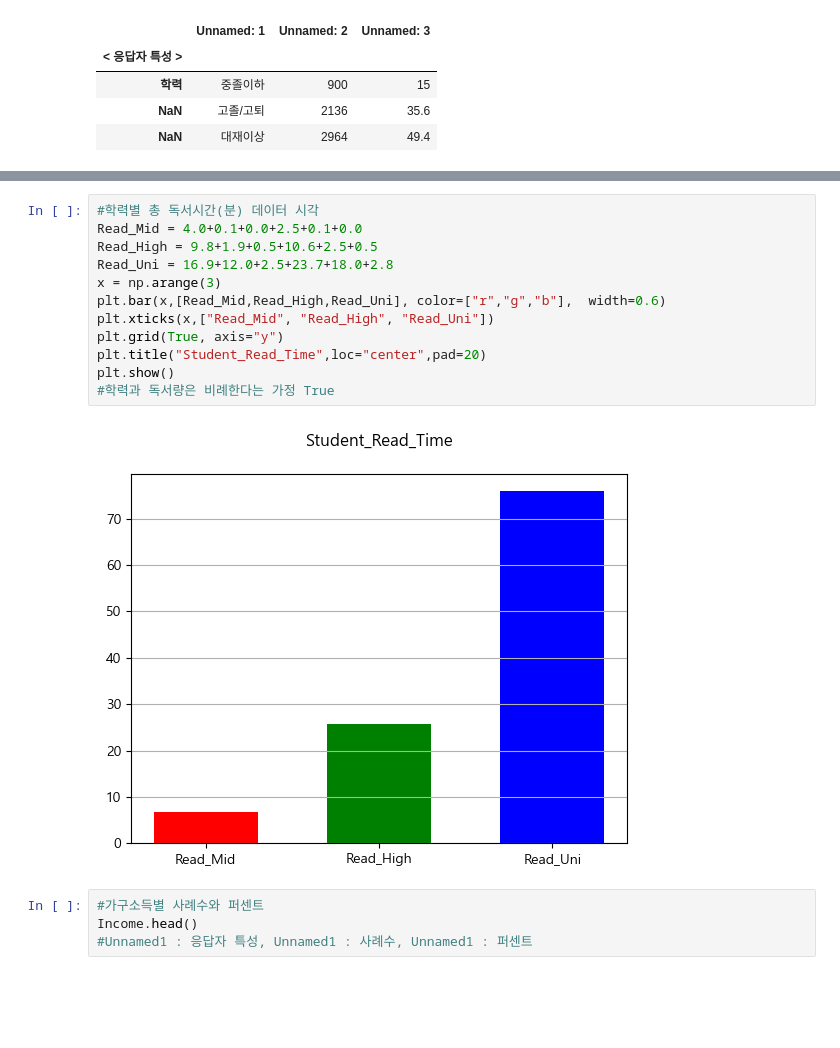
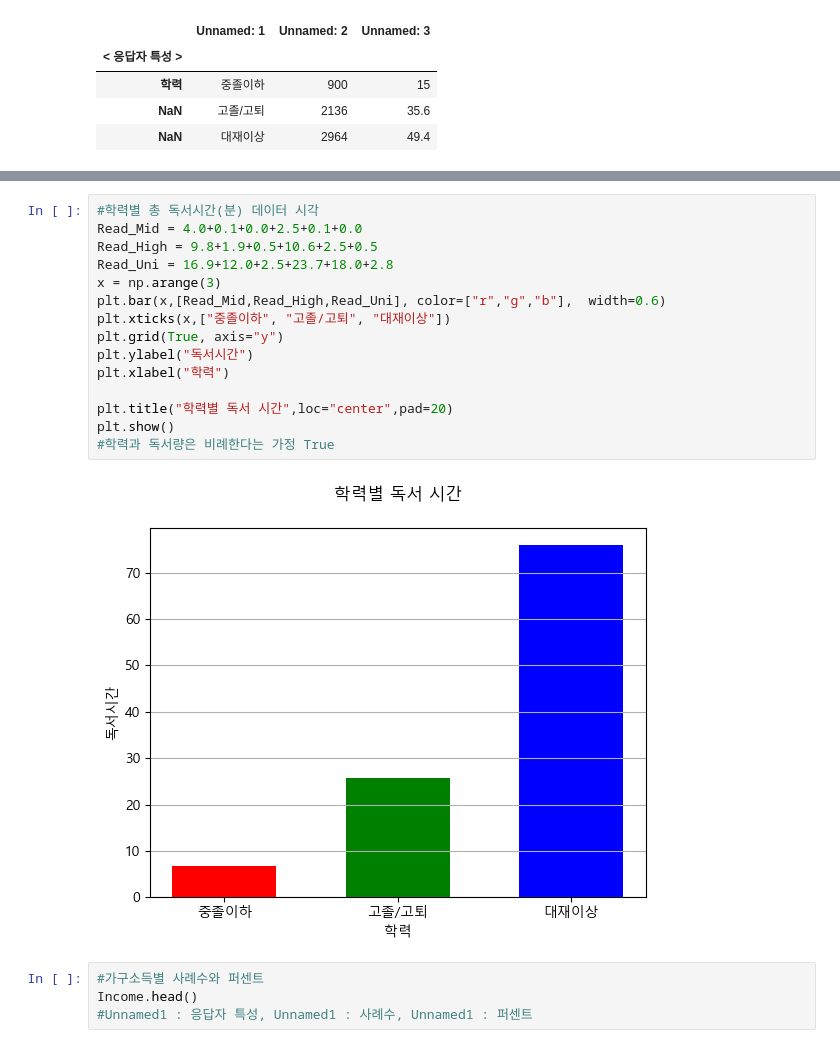
Before and after one commit to qortmdwns/adam, a Jupyter notebook: team_pjt/team.ipynb, the cells around one changed output, grey strips where cells are left out. Drawn from its saved outputs; the diff is of its cells as text; blank space fills up the shorter version.

```diff
--- a/team_pjt/team.ipynb
+++ b/team_pjt/team.ipynb
@@ -59,17 +67,20 @@ Student_Read_Time.head()
 # %%
 #학력별 총 독서시간(분) 데이터 시각
 Read_Mid = 4.0+0.1+0.0+2.5+0.1+0.0
 Read_High = 9.8+1.9+0.5+10.6+2.5+0.5
 Read_Uni = 16.9+12.0+2.5+23.7+18.0+2.8
 x = np.arange(3)
 plt.bar(x,[Read_Mid,Read_High,Read_Uni], color=["r","g","b"],  width=0.6)
-plt.xticks(x,["Read_Mid", "Read_High", "Read_Uni"])
+plt.xticks(x,["중졸이하", "고졸/고퇴", "대재이상"])
 plt.grid(True, axis="y")
-plt.title("Student_Read_Time",loc="center",pad=20)
+plt.ylabel("독서시간")
+plt.xlabel("학력")
+
+plt.title("학력별 독서 시간",loc="center",pad=20)
 plt.show()
 #학력과 독서량은 비례한다는 가정 True
 # %% [output]
-[figure, old version]
+[figure, new version]
 # %%
 #가구소득별 사례수와 퍼센트
 Income.head()
```
Also changed, not shown: parts of 12 cells of this notebook.
